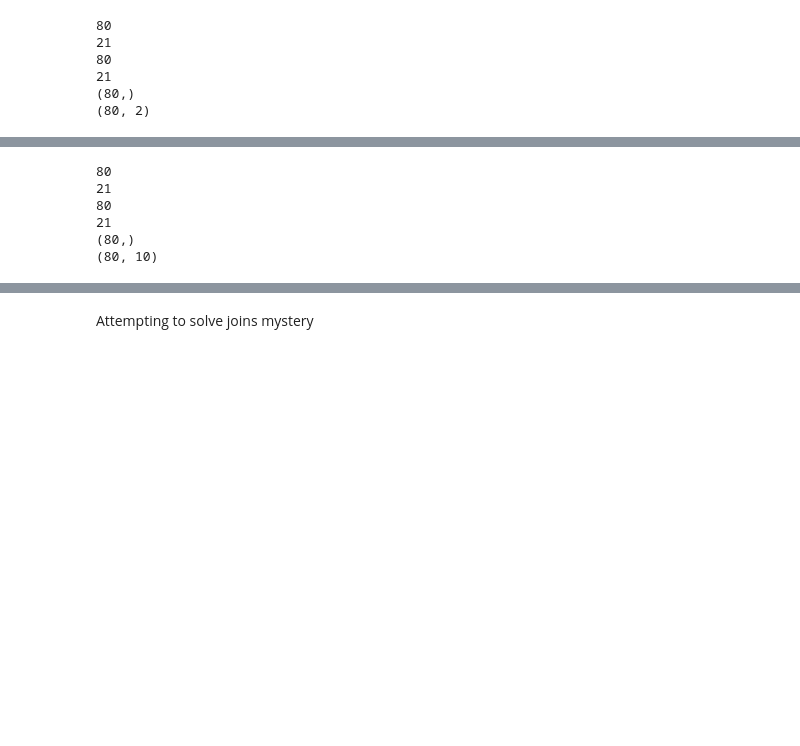
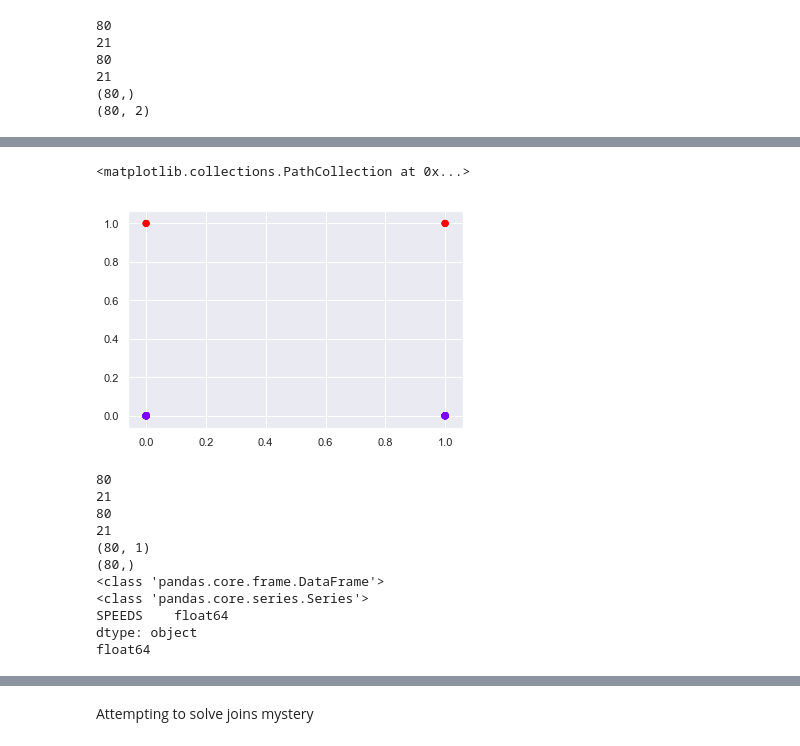
Before and after one commit to zs-barnes/Traffic-Collisions-EDA, a Jupyter notebook: EDA_Viz_Final_Project_Code_v3_logreg2.ipynb, the cells around one changed output, grey strips where cells are left out. Saved outputs shown, nothing was run; the diff lists cells and outputs as text; code cells hidden in the pictures; blank space fills up the shorter version.

```diff
--- a/EDA_Viz_Final_Project_Code_v3_logreg2.ipynb
+++ b/EDA_Viz_Final_Project_Code_v3_logreg2.ipynb
@@ -475,8 +475,8 @@ cvs_r = cvs.copy()
 cvs_r.loc[cvs_r.INTERSECTION == "Y", "INTERSECTION"] = 1
 cvs_r.loc[cvs_r.INTERSECTION == "N", "INTERSECTION"] = 0
 # Lighting: Make 1, 2, 3 for ordinal values for light, dusk/dawn, dark
-cvs_r.loc[cvs_r.LIGHTING == "A", "LIGHTING"] = 1  # Light
-cvs_r.loc[cvs_r.LIGHTING == "B", "LIGHTING"] = 0.5  # Dusk/Dawn
+cvs_r.loc[cvs_r.LIGHTING == "A", "LIGHTING"] = 2  # Light
+cvs_r.loc[cvs_r.LIGHTING == "B", "LIGHTING"] = 1  # Dusk/Dawn
 cvs_r.loc[cvs_r.LIGHTING.isin(["C", "D", "E"]), "LIGHTING"] = 0  # Dark (w and w/o streetlight)
 # Road_Surface: Convert to dummy, wet/not
 cvs_r.loc[cvs_r.ROAD_SURFACE.isin(["B", "C", "D"]), "WET_ROAD_SURFACE"] = 1
@@ -618,12 +618,18 @@ converged:                       True   LL-Null:                       -18.703
 INTERSECTION           -3.4552      1.020     -3.386      0.001      -5.455      -1.455
 PEDESTRIAN_ACCIDENT    -1.1773      0.659     -1.786      0.074      -2.469       0.114
 =======================================================================================
+# %%
+plt.scatter(cvs_r["PEDESTRIAN_ACCIDENT"], Y, c=Y, cmap='rainbow')
+# %% [output]
+<matplotlib.collections.PathCollection at 0x...>
+[figure, added]
 # %%
 # it worked!!!
 
 # try version of X with all possible predictors
-X = cvs_r[["SPEEDS", "COLLISION_TIME", "INTERSECTION", "LIGHTING", "WET_ROAD_SURFACE", "ROAD_COND_ISSUE",
-           'PEDESTRIAN_ACCIDENT', 'BICYCLE_ACCIDENT', 'MOTORCYCLE_ACCIDENT', 'TRUCK_ACCIDENT']]
+# X = cvs_r[["SPEEDS", "COLLISION_TIME", "INTERSECTION", "LIGHTING", "WET_ROAD_SURFACE", "ROAD_COND_ISSUE",
+#            'PEDESTRIAN_ACCIDENT', 'BICYCLE_ACCIDENT', 'MOTORCYCLE_ACCIDENT', 'TRUCK_ACCIDENT']]
+X = cvs_r[["SPEEDS"]]
 
 Y = cvs_r["VDOI_dummy"]
 # split into training and testing data (test = 20% of real obs)
@@ -634,13 +640,24 @@ print(len(x_test))
 print(len(y_train))
 print(len(y_test))
 
+print(x_train.shape)
 print(y_train.shape)
-print(x_train.shape)
+
+print(type(x_train))
+print(type(y_train))
+
+print(X.dtypes)
+print(Y.dtypes)
 # %% [output]
 80
 21
 80
 21
+(80, 1)
 (80,)
-(80, 10)
+<class 'pandas.core.frame.DataFrame'>
+<class 'pandas.core.series.Series'>
+SPEEDS    float64
+dtype: object
+float64
 # %%
```
Also changed, not shown: parts of 14 cells of this notebook.
